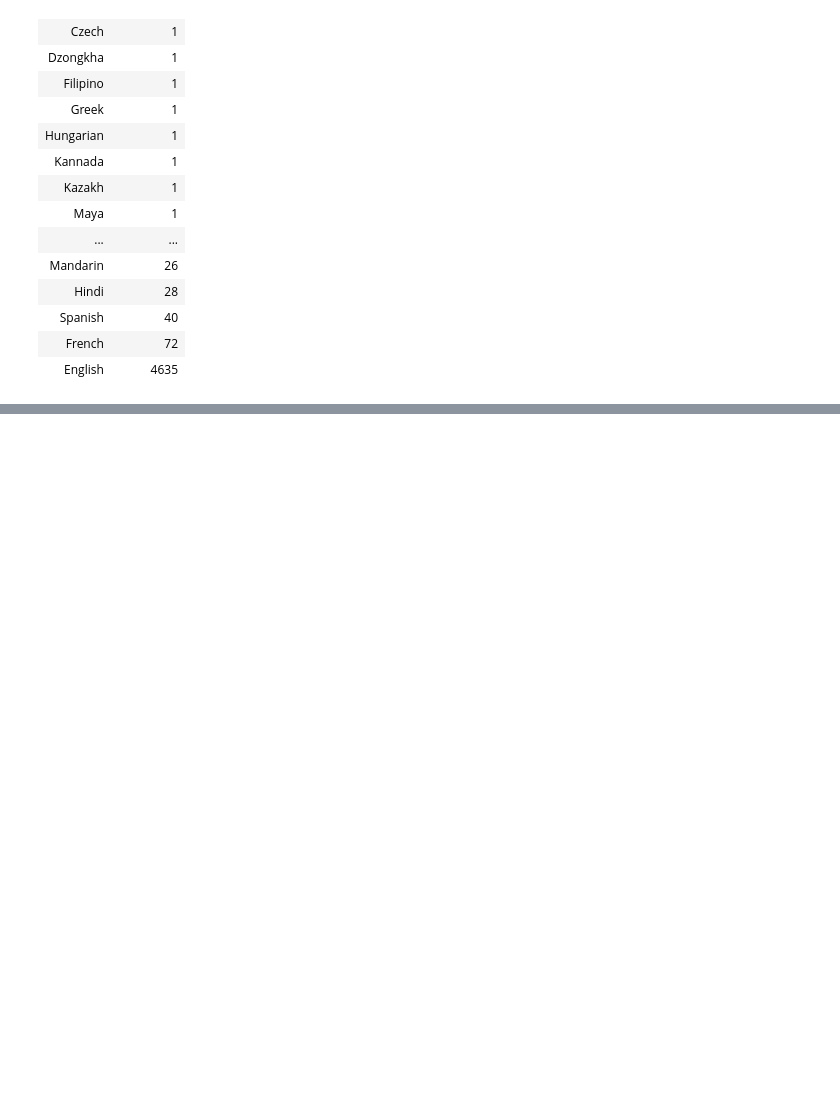
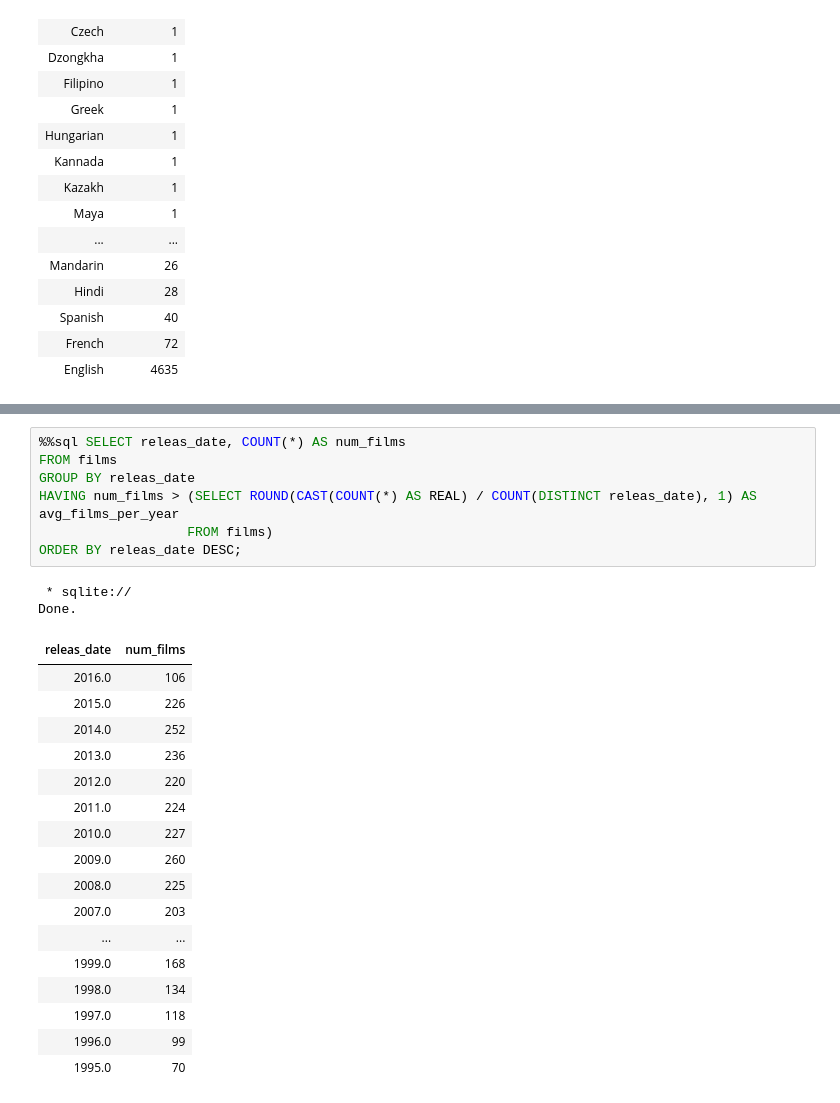
Before and after one commit to UznetDev/Data-science-home-work, a Jupyter notebook: 20_Avg_2024_home_work.ipynb, the cells around one changed output, grey strips where cells are left out. Cells and saved outputs as stored; diff of their text form; blank space fills up the shorter version.

```diff
--- a/20_Avg_2024_home_work.ipynb
+++ b/20_Avg_2024_home_work.ipynb
@@ -343,0 +398,27 @@ Done.
+# %%
+%%sql SELECT releas_date, COUNT(*) AS num_films
+FROM films
+GROUP BY releas_date
+HAVING num_films > (SELECT ROUND(CAST(COUNT(*) AS REAL) / COUNT(DISTINCT releas_date), 1) AS avg_films_per_year
+                   FROM films)
+ORDER BY releas_date DESC;
+# %% [output]
+ * sqlite://
+Done.
+| releas_date | num_films |
+| 2016.0 | 106 |
+| 2015.0 | 226 |
+| 2014.0 | 252 |
+| 2013.0 | 236 |
+| 2012.0 | 220 |
+| 2011.0 | 224 |
+| 2010.0 | 227 |
+| 2009.0 | 260 |
+| 2008.0 | 225 |
+| 2007.0 | 203 |
+| ... | ... |
+| 1999.0 | 168 |
+| 1998.0 | 134 |
+| 1997.0 | 118 |
+| 1996.0 | 99 |
+| 1995.0 | 70 |
```
Also changed, not shown: parts of 5 cells of this notebook.
